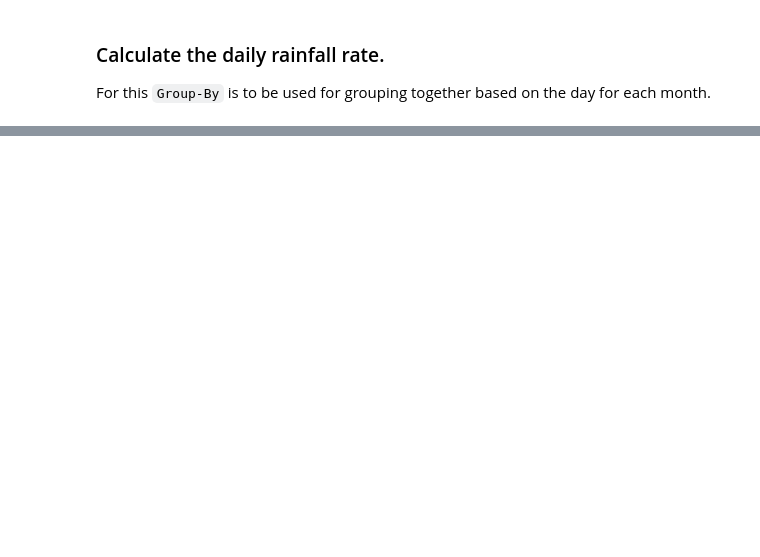
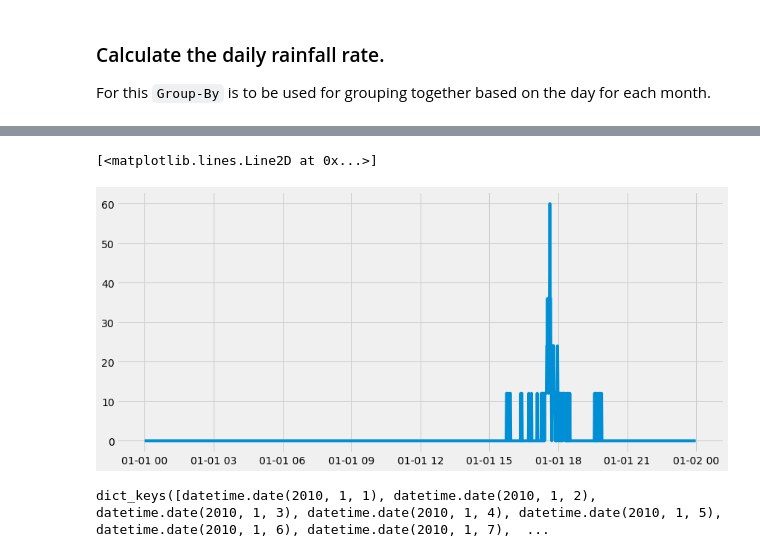
Before and after one commit to dsaharia/PRAT-Rainfall, a Jupyter notebook: imager-rainfall/Singapore_2010.ipynb, the cells around one changed output, grey strips where cells are left out. Drawn from its saved outputs; the diff is of its cells as text; code cells hidden in the pictures; blank space fills up the shorter version.

```diff
--- a/imager-rainfall/Singapore_2010.ipynb
+++ b/imager-rainfall/Singapore_2010.ipynb
@@ -72,0 +93,11 @@ See the caveats in the documentation: http://pandas.pydata.org/pandas-docs/stabl
+# %%
+g1 = rainfall_df.groupby(pd.to_datetime(rainfall_df.index).date)
+# %%
+plt.plot(g1.get_group(pd.Timestamp(2010, 1, 1)).index, g1.get_group(pd.Timestamp(2010, 1, 1))['rainfall_rate'])
+# %% [output]
+[<matplotlib.lines.Line2D at 0x...>]
+[figure, added]
+# %%
+g1.groups.keys()
+# %% [output]
+dict_keys([datetime.date(2010, 1, 1), datetime.date(2010, 1, 2), datetime.date(2010, 1, 3), datetime.date(2010, 1, 4), datetime.date(2010, 1, 5), datetime.date(2010, 1, 6), datetime.date(2010, 1, 7),  ...
```
Also changed, not shown: parts of 7 cells of this notebook.
